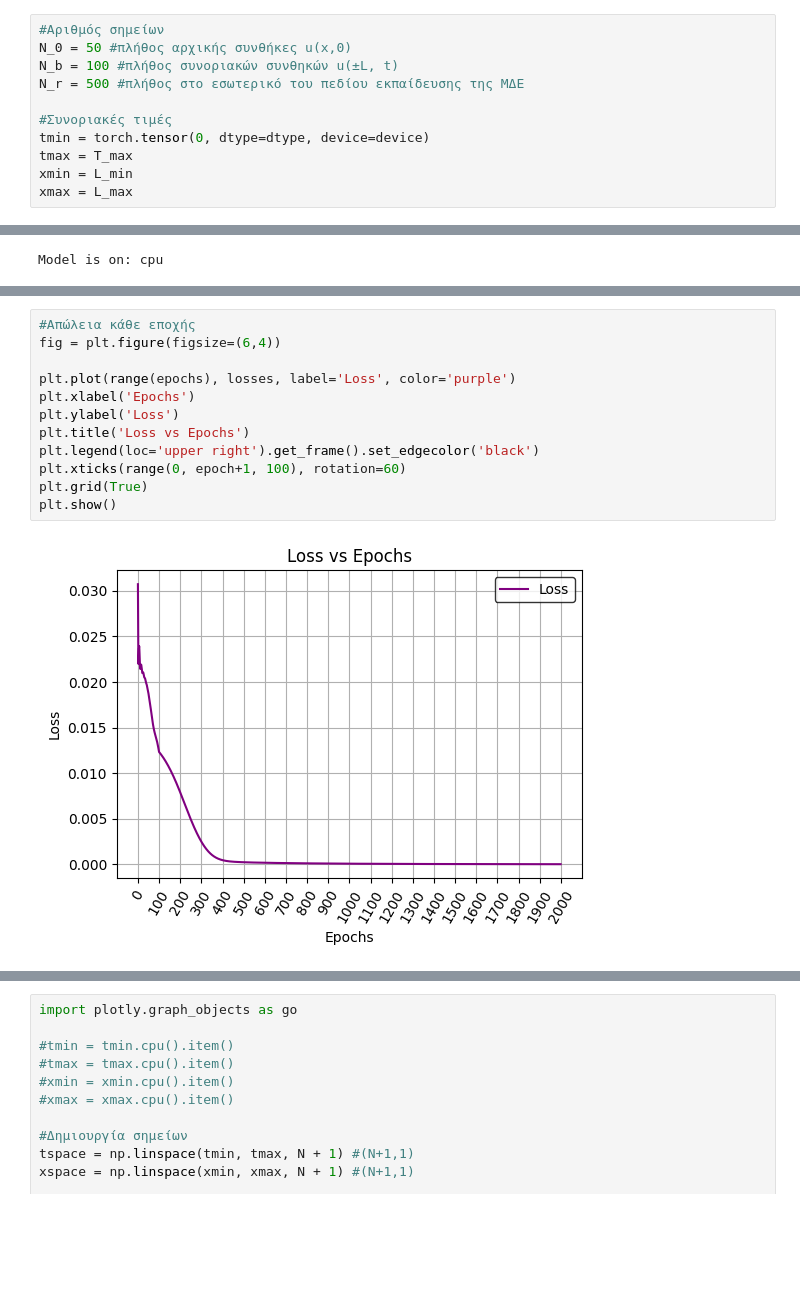
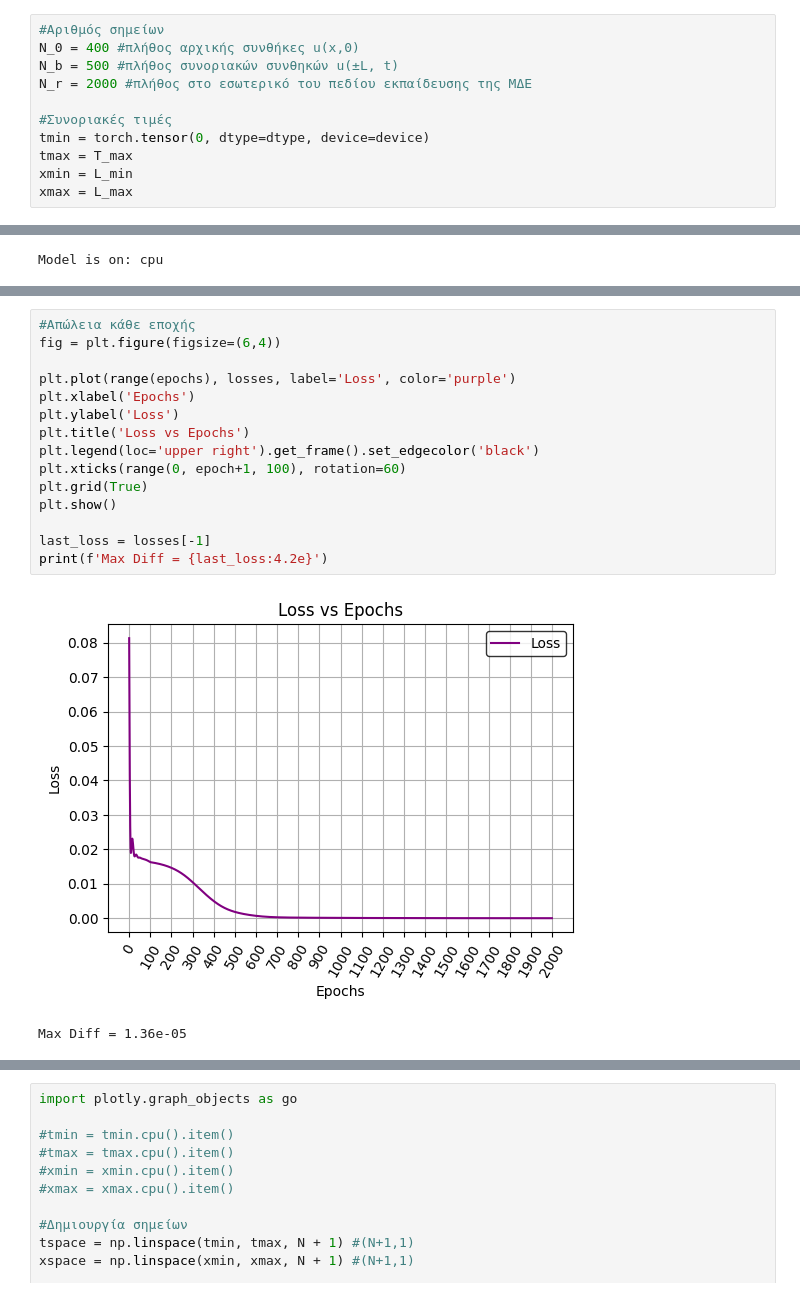
Before and after one commit to SpyridonSakellaropoulos/PINNs_Thesis, a Jupyter notebook: 4_KdV/KdV_periodic_Adam_LBFGS_matlab_master.ipynb, the cells around one changed output, grey strips where cells are left out. Cells and saved outputs as stored; diff of their text form; blank space fills up the shorter version.

```diff
--- a/4_KdV/KdV_periodic_Adam_LBFGS_matlab_master.ipynb
+++ b/4_KdV/KdV_periodic_Adam_LBFGS_matlab_master.ipynb
@@ -137,9 +137,9 @@ def fun_r(u, u_t, u_x, u_xxx):
     return u_t + a * u * u_x + b * u_xxx
 # %%
 #Αριθμός σημείων
-N_0 = 50 #πλήθος αρχικής συνθήκες u(x,0)
-N_b = 100 #πλήθος συνοριακών συνθηκών u(±L, t)
-N_r = 500 #πλήθος στο εσωτερικό του πεδίου εκπαίδευσης της ΜΔΕ
+N_0 = 400 #πλήθος αρχικής συνθήκες u(x,0)
+N_b = 500 #πλήθος συνοριακών συνθηκών u(±L, t)
+N_r = 2000 #πλήθος στο εσωτερικό του πεδίου εκπαίδευσης της ΜΔΕ
 
 #Συνοριακές τιμές
 tmin = torch.tensor(0, dtype=dtype, device=device)
@@ -600,17 +600,21 @@ input(f"Να συνεχίσω το προγραμμα' ; (ναι/οχι): ").str
 # %%
 #Απώλεια κάθε εποχής
 fig = plt.figure(figsize=(6,4))
 
 plt.plot(range(epochs), losses, label='Loss', color='purple')
 plt.xlabel('Epochs')
 plt.ylabel('Loss')
 plt.title('Loss vs Epochs')
 plt.legend(loc='upper right').get_frame().set_edgecolor('black')
 plt.xticks(range(0, epoch+1, 100), rotation=60)
 plt.grid(True)
 plt.show()
+
+last_loss = losses[-1]
+print(f'Max Diff = {last_loss:4.2e}')
 # %% [output]
-[figure, old version]
+[figure, new version]
+Max Diff = 1.36e-05
 # %%
 import matplotlib.pyplot as plt
 from mpl_toolkits.mplot3d import Axes3D
```
Also changed, not shown: parts of 18 cells of this notebook.
